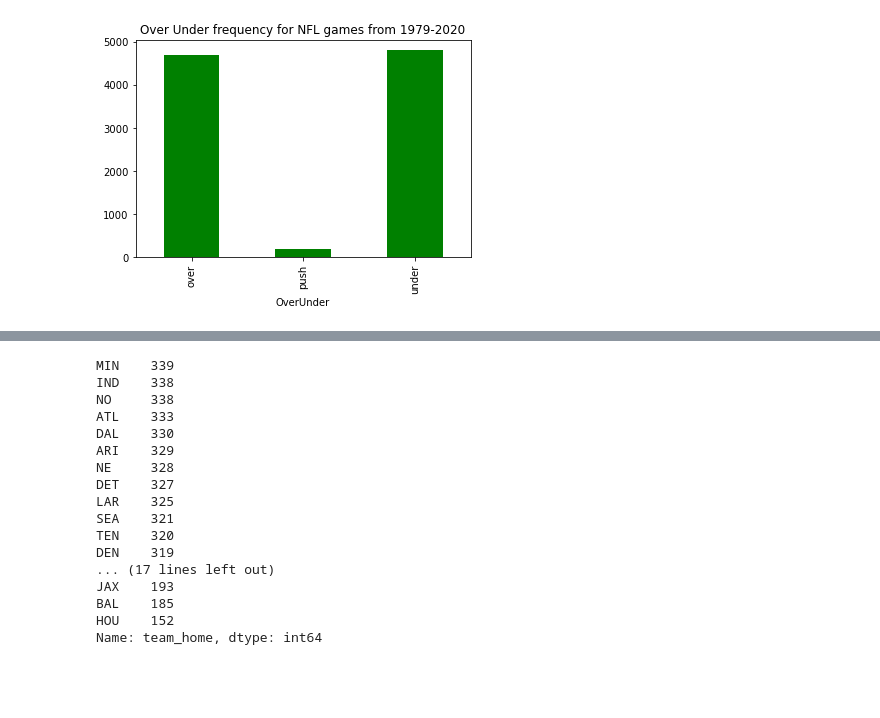
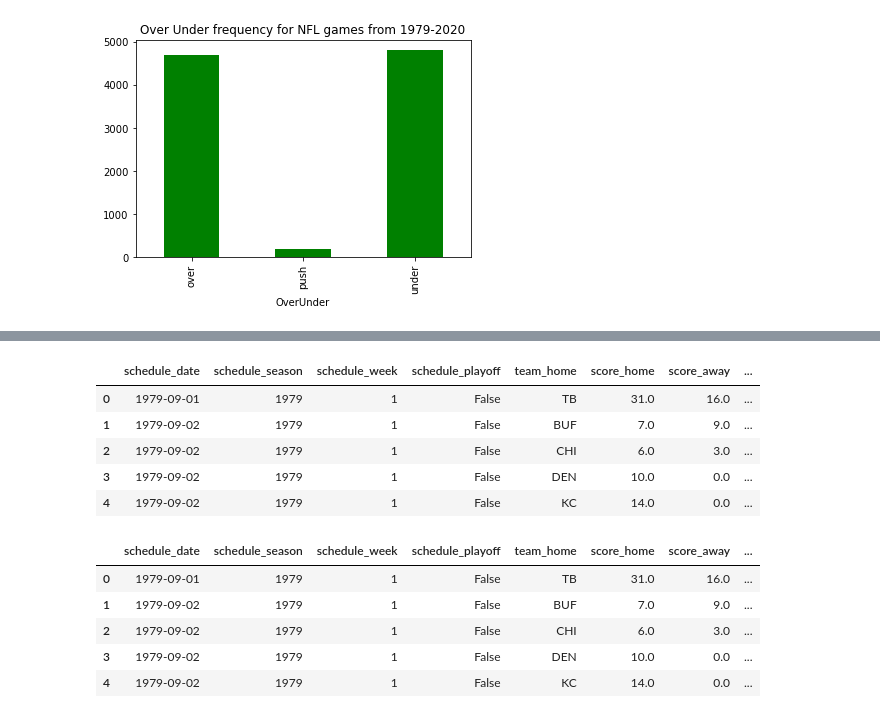
Before and after one commit to KenSaville/NFL-Betting-Analysis, a Jupyter notebook: NFL_betting.ipynb, the cells around one changed output, grey strips where cells are left out. Cells and saved outputs as stored; diff of their text form; code cells hidden in the pictures; blank space fills up the shorter version.

```diff
--- a/NFL_betting.ipynb
+++ b/NFL_betting.ipynb
@@ -371,49 +336,36 @@ nfl_1979 = nfl_1979.replace({'Arizona Cardinals':'ARI',
 'Kansas City Chiefs':'KC',
 'Los Angeles Chargers':'LAC',
 'San Diego Chargers':'LAC',
 'Los Angeles Rams':'LAR',
 'St. Louis Rams':'LAR',
 'Miami Dolphins':'MIA',
 'Minnesota Vikings':'MIN',
 'New England Patriots':'NE',
 'Boston Patriots':'NE',
 'New Orleans Saints':'NO',
 'New York Giants':'NYG',
 'New York Jets':'NYJ',
 'Los Angeles Raiders':'OAK',
 'Oakland Raiders':'OAK',
 'Philadelphia Eagles':'PHI',
 'Pittsburgh Steelers':'PIT',
 'Seattle Seahawks':'SEA',
 'San Francisco 49ers':'SF',
 'Tampa Bay Buccaneers':'TB',
 'Houston Oilers':'TEN',
 'Tennessee Oilers':'TEN',
 'Tennessee Titans':'TEN',
 'Washington Football Team':'WAS',
 'Washington Redskins':'WAS'})
 
 nfl_1979 = nfl_1979.reset_index()
 del nfl_1979['index']
 
 nfl_1979.head()
-
-nfl_1979['team_home'].value_counts()
 # %% [output]
-MIN    339
-IND    338
-NO     338
-ATL    333
-DAL    330
-ARI    329
-NE     328
-DET    327
-LAR    325
-SEA    321
-TEN    320
-DEN    319
-... (17 lines left out)
-JAX    193
-BAL    185
-HOU    152
-Name: team_home, dtype: int64
+|  | schedule_date | schedule_season | schedule_week | schedule_playoff | team_home | score_home | score_away | ... |
+| 0 | 1979-09-01 | 1979 | 1 | False | TB | 31.0 | 16.0 | ... |
+| 1 | 1979-09-02 | 1979 | 1 | False | BUF | 7.0 | 9.0 | ... |
+| 2 | 1979-09-02 | 1979 | 1 | False | CHI | 6.0 | 3.0 | ... |
+| 3 | 1979-09-02 | 1979 | 1 | False | DEN | 10.0 | 0.0 | ... |
+| 4 | 1979-09-02 | 1979 | 1 | False | KC | 14.0 | 0.0 | ... |
@@ -419,0 +402,10 @@ Name: team_home, dtype: int64
+# %%
+#deleted stadium_neutral and weather_detail columns
+nfl_1979.head()
+# %% [output]
+|  | schedule_date | schedule_season | schedule_week | schedule_playoff | team_home | score_home | score_away | ... |
+| 0 | 1979-09-01 | 1979 | 1 | False | TB | 31.0 | 16.0 | ... |
+| 1 | 1979-09-02 | 1979 | 1 | False | BUF | 7.0 | 9.0 | ... |
+| 2 | 1979-09-02 | 1979 | 1 | False | CHI | 6.0 | 3.0 | ... |
+| 3 | 1979-09-02 | 1979 | 1 | False | DEN | 10.0 | 0.0 | ... |
+| 4 | 1979-09-02 | 1979 | 1 | False | KC | 14.0 | 0.0 | ... |
```
Also changed, not shown: parts of 4 cells of this notebook.
